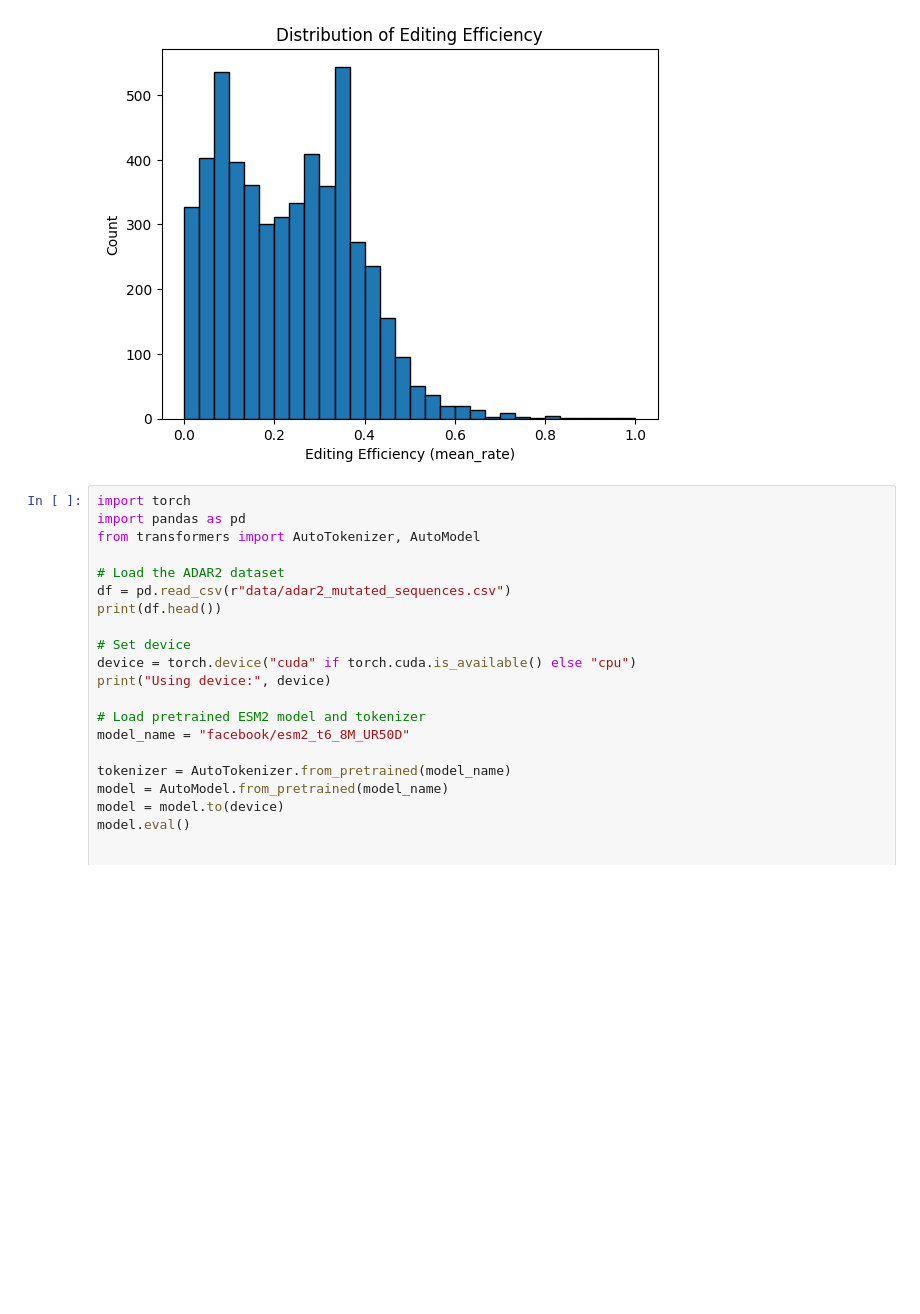
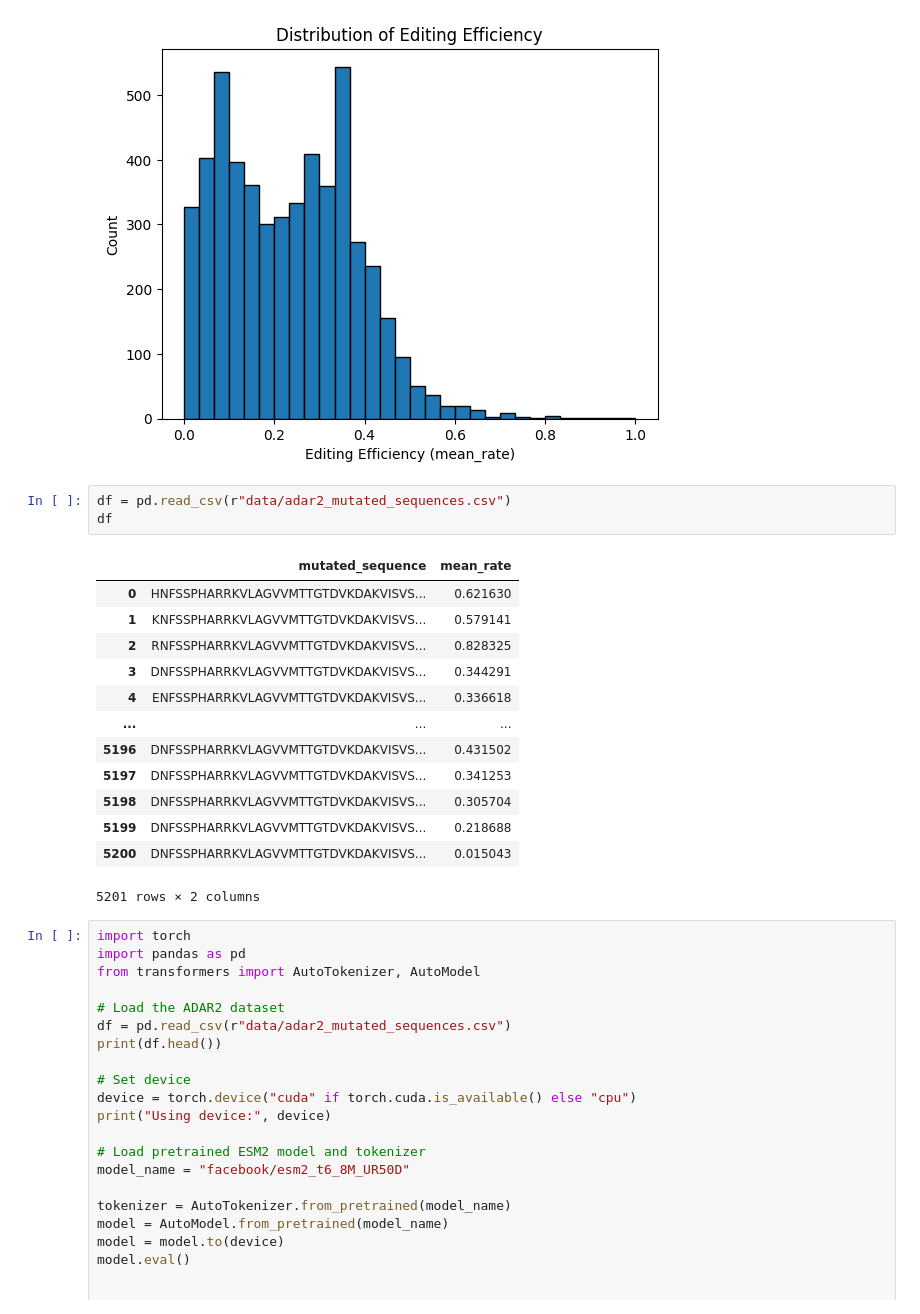
Before and after one commit to UrosUZH/directed_protein_evolution, a Jupyter notebook: adar2_uros.ipynb, the cells around one changed output. Cells and saved outputs as stored; diff of their text form; blank space fills up the shorter version.

```diff
--- a/adar2_uros.ipynb
+++ b/adar2_uros.ipynb
@@ -55,6 +55,23 @@ mutated_sequence    0
 mean_rate           0
 dtype: int64
 [figure]
+# %%
+df = pd.read_csv(r"data/adar2_mutated_sequences.csv")
+df
+# %% [output]
+|  | mutated_sequence | mean_rate |
+| 0 | HNFSSPHARRKVLAGVVMTTGTDVKDAKVISVS... | 0.621630 |
+| 1 | KNFSSPHARRKVLAGVVMTTGTDVKDAKVISVS... | 0.579141 |
+| 2 | RNFSSPHARRKVLAGVVMTTGTDVKDAKVISVS... | 0.828325 |
+| 3 | DNFSSPHARRKVLAGVVMTTGTDVKDAKVISVS... | 0.344291 |
+| 4 | ENFSSPHARRKVLAGVVMTTGTDVKDAKVISVS... | 0.336618 |
+| ... | ... | ... |
+| 5196 | DNFSSPHARRKVLAGVVMTTGTDVKDAKVISVS... | 0.431502 |
+| 5197 | DNFSSPHARRKVLAGVVMTTGTDVKDAKVISVS... | 0.341253 |
+| 5198 | DNFSSPHARRKVLAGVVMTTGTDVKDAKVISVS... | 0.305704 |
+| 5199 | DNFSSPHARRKVLAGVVMTTGTDVKDAKVISVS... | 0.218688 |
+| 5200 | DNFSSPHARRKVLAGVVMTTGTDVKDAKVISVS... | 0.015043 |
+5201 rows × 2 columns
 # %%
 import torch
 import pandas as pd
```
Also changed, not shown: parts of 9 cells of this notebook, 6 other files.
